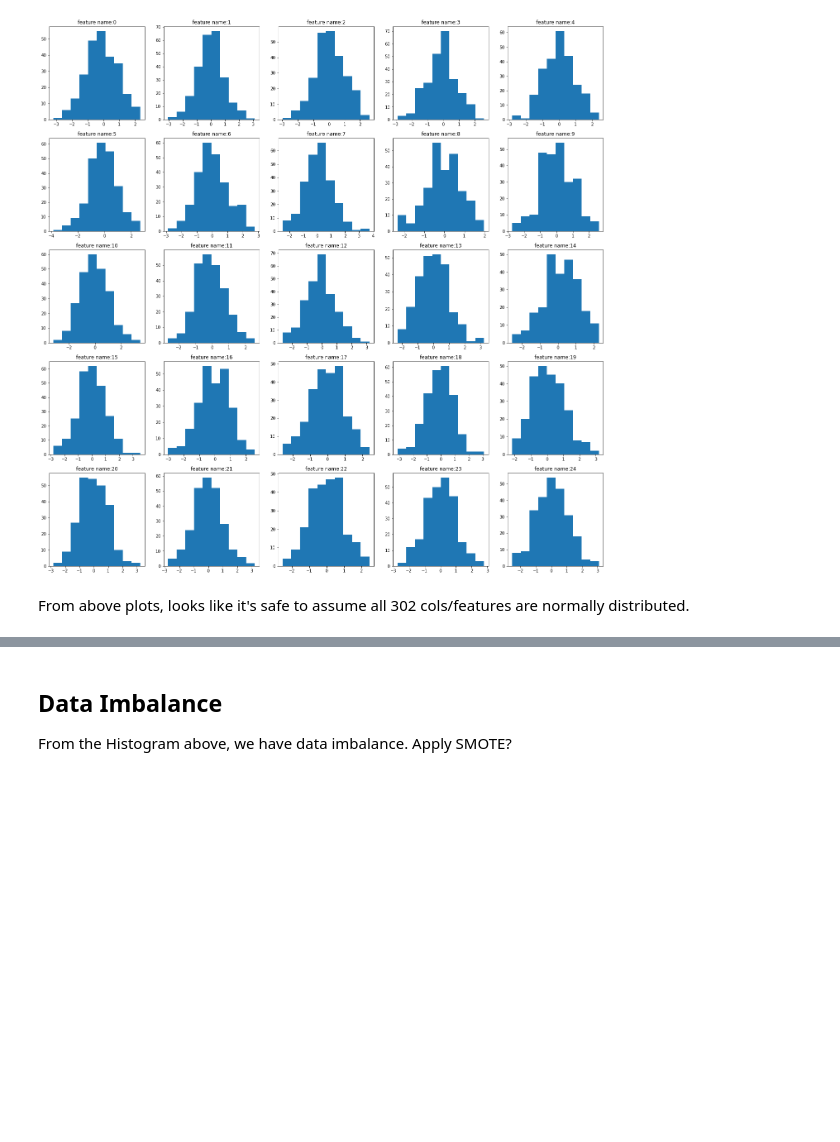
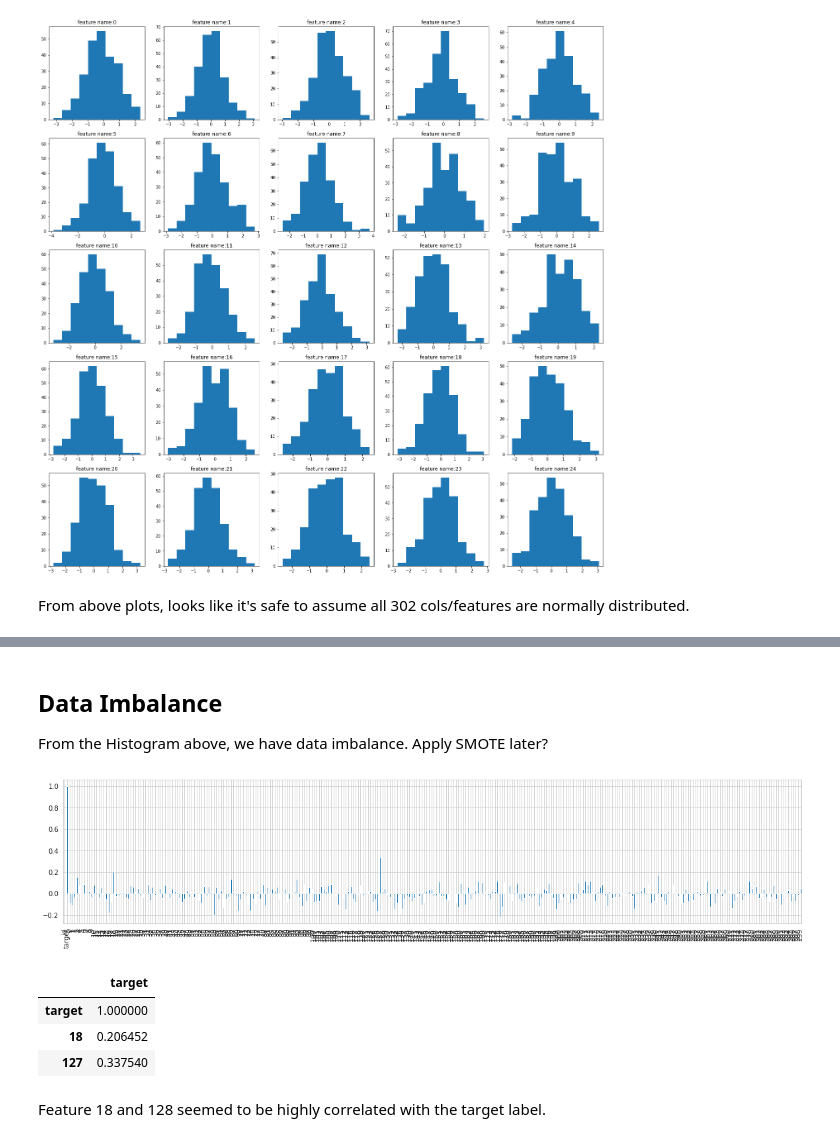
Before and after one commit to khoin-byte/kaggle-competitions, a Jupyter notebook: dont_overfit_2/dont-overfit-again.ipynb, the cells around one changed output, grey strips where cells are left out. Saved outputs shown, nothing was run; the diff lists cells and outputs as text; code cells hidden in the pictures; blank space fills up the shorter version.

```diff
--- a/dont_overfit_2/dont-overfit-again.ipynb
+++ b/dont_overfit_2/dont-overfit-again.ipynb
@@ -90,3 +91,19 @@ ValueError: count is not a valid plot kind
 # %% [markdown]
 ## Data Imbalance
-From the Histogram above, we have data imbalance. Apply SMOTE?
+From the Histogram above, we have data imbalance. Apply SMOTE later?
+# %%
+train.corr()['target'].plot(kind='bar', style='k--', label='Series', grid=True, figsize=(20, 4))
+corr = train.corr()['target']
+# %% [output]
+[figure, added]
+# %%
+corr_df = corr.to_frame()
+# selecting only corr() that are greater than 0.2
+corr_df[corr_df['target'] > 0.2]
+# %% [output]
+|  | target |
+| target | 1.000000 |
+| 18 | 0.206452 |
+| 127 | 0.337540 |
+# %% [markdown]
+Feature 18 and 128 seemed to be highly correlated with the target label.
```
Also changed, not shown: parts of 1 cell of this notebook.
